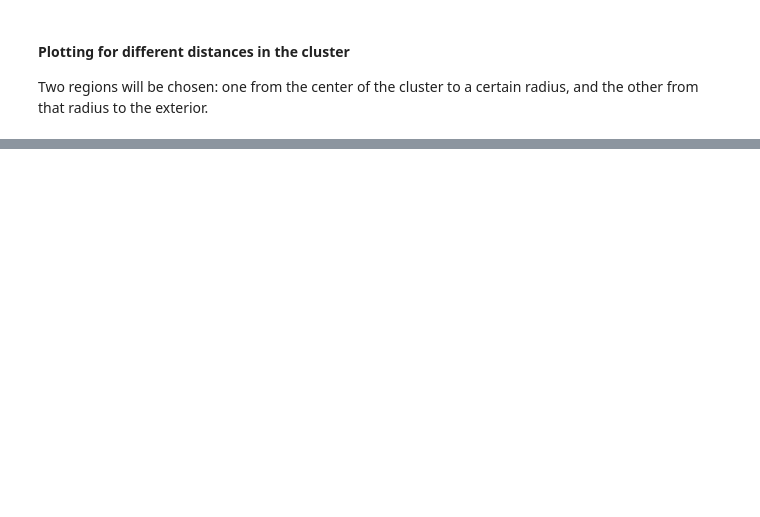
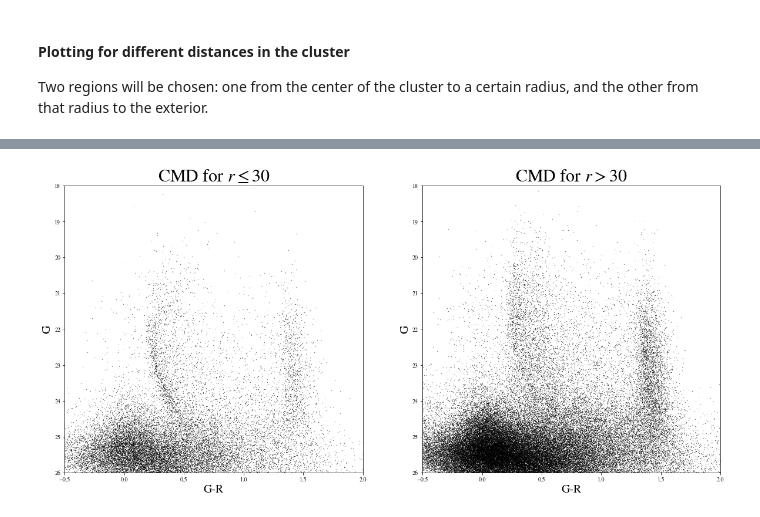
Before and after one commit to vPedreros/MW_Satellites, a Jupyter notebook: MW_satellites_nb.ipynb, the cells around one changed output, grey strips where cells are left out. Cells and saved outputs as stored; diff of their text form; code cells hidden in the pictures; blank space fills up the shorter version.

```diff
--- a/MW_satellites_nb.ipynb
+++ b/MW_satellites_nb.ipynb
@@ -107,0 +155,5 @@ plot_hrd_radius(df_mean, r_inner)
+# %%
+r_inner = 30
+plot_cmd_radius(df_filtered, r_inner)
+# %% [output]
+[figure, added]
```
Also changed, not shown: parts of 25 cells of this notebook, 3 other files.
